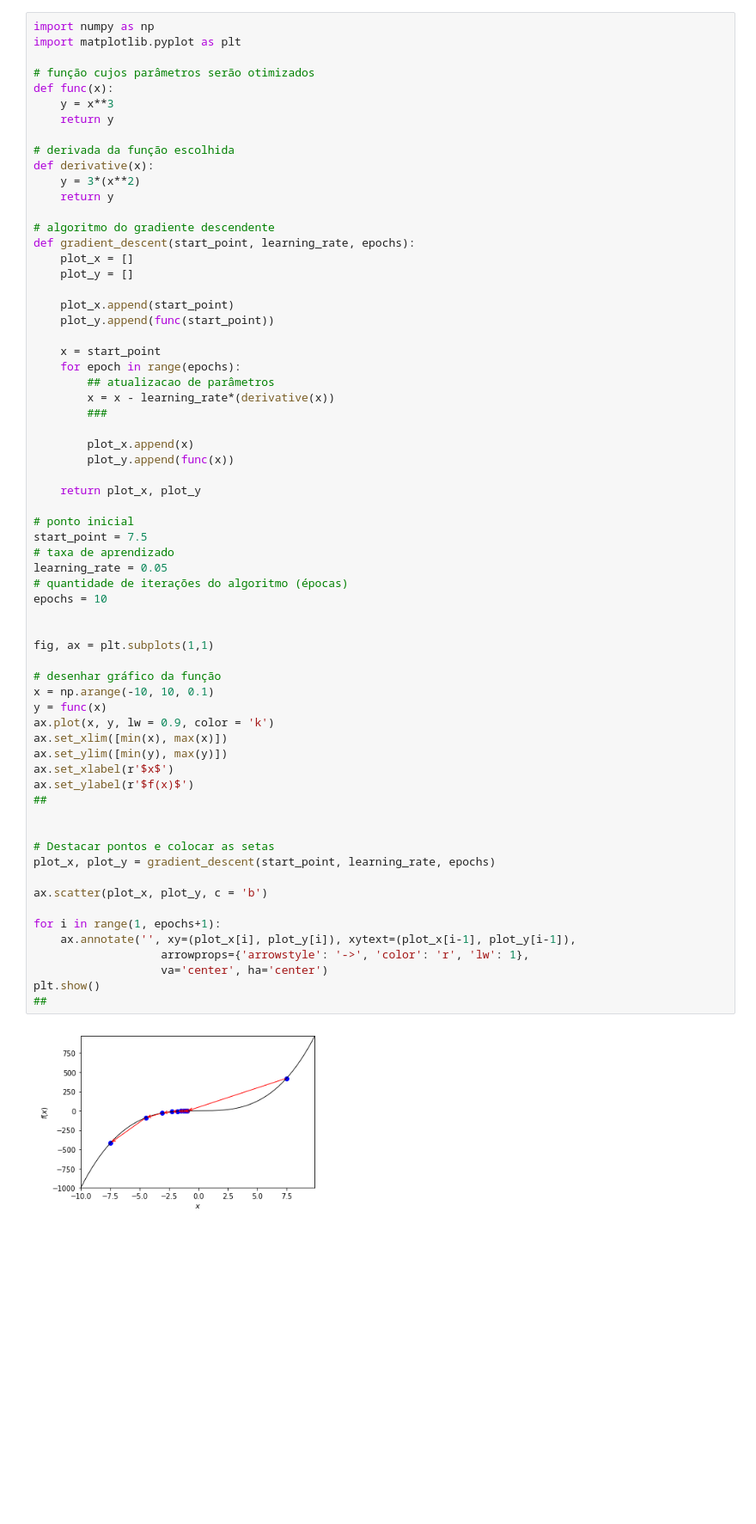
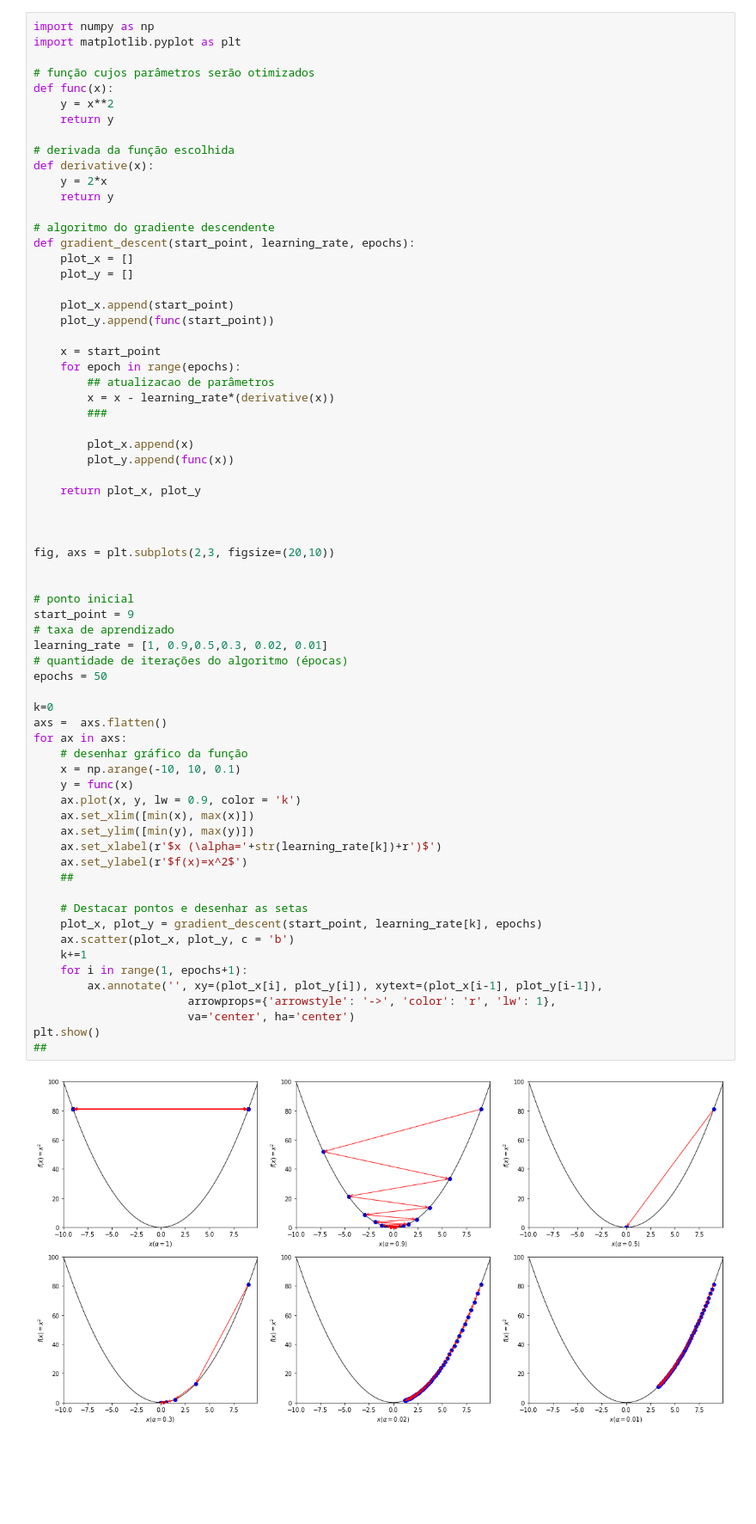
Before and after one commit to roosevelt/learnml, a Jupyter notebook: plots.ipynb, the cells around one changed output. Shown at 86% size. Saved outputs shown, nothing was run; the diff lists cells and outputs as text; blank space fills up the shorter version.

Commit message:
added more charts to plots

```diff
--- a/plots.ipynb
+++ b/plots.ipynb
@@ -4,64 +4,67 @@ import matplotlib.pyplot as plt
 
 # função cujos parâmetros serão otimizados
 def func(x):
-    y = x**3
+    y = x**2
     return y
 
 # derivada da função escolhida
 def derivative(x):
-    y = 3*(x**2)
+    y = 2*x
     return y
 
 # algoritmo do gradiente descendente
 def gradient_descent(start_point, learning_rate, epochs):
     plot_x = []
     plot_y = []
 
     plot_x.append(start_point)
     plot_y.append(func(start_point))
 
     x = start_point
     for epoch in range(epochs):
         ## atualizacao de parâmetros
         x = x - learning_rate*(derivative(x))
         ###
 
         plot_x.append(x)
         plot_y.append(func(x))
 
     return plot_x, plot_y
 
-# ponto inicial
-start_point = 7.5
-# taxa de aprendizado
-learning_rate = 0.05
-# quantidade de iterações do algoritmo (épocas)
-epochs = 10
 
 
-fig, ax = plt.subplots(1,1)
-
-# desenhar gráfico da função
-x = np.arange(-10, 10, 0.1)
-y = func(x)
-ax.plot(x, y, lw = 0.9, color = 'k')
-ax.set_xlim([min(x), max(x)])
-ax.set_ylim([min(y), max(y)])
-ax.set_xlabel(r'$x$')
-ax.set_ylabel(r'$f(x)$')
-##
+fig, axs = plt.subplots(2,3, figsize=(20,10))
 
 
-# Destacar pontos e colocar as setas
-plot_x, plot_y = gradient_descent(start_point, learning_rate, epochs)
+# ponto inicial
+start_point = 9
+# taxa de aprendizado
+learning_rate = [1, 0.9,0.5,0.3, 0.02, 0.01]
+# quantidade de iterações do algoritmo (épocas)
+epochs = 50
 
-ax.scatter(plot_x, plot_y, c = 'b')
+k=0
+axs =  axs.flatten()
+for ax in axs:
+    # desenhar gráfico da função
+    x = np.arange(-10, 10, 0.1)
+    y = func(x)
+    ax.plot(x, y, lw = 0.9, color = 'k')
+    ax.set_xlim([min(x), max(x)])
+    ax.set_ylim([min(y), max(y)])
+    ax.set_xlabel(r'$x (\alpha='+str(learning_rate[k])+r')$')
+    ax.set_ylabel(r'$f(x)=x^2$')
+    ##
 
-for i in range(1, epochs+1):
-    ax.annotate('', xy=(plot_x[i], plot_y[i]), xytext=(plot_x[i-1], plot_y[i-1]),
-                   arrowprops={'arrowstyle': '->', 'color': 'r', 'lw': 1},
-                   va='center', ha='center')
+    # Destacar pontos e desenhar as setas
+    plot_x, plot_y = gradient_descent(start_point, learning_rate[k], epochs)
+    ax.scatter(plot_x, plot_y, c = 'b')
+    k+=1
+    for i in range(1, epochs+1):
+        ax.annotate('', xy=(plot_x[i], plot_y[i]), xytext=(plot_x[i-1], plot_y[i-1]),
+                       arrowprops={'arrowstyle': '->', 'color': 'r', 'lw': 1},
+                       va='center', ha='center')
 plt.show()
 ##
 # %% [output]
-[figure, old version]
+[figure, new version]
```
Also changed, not shown: 1 other file.
